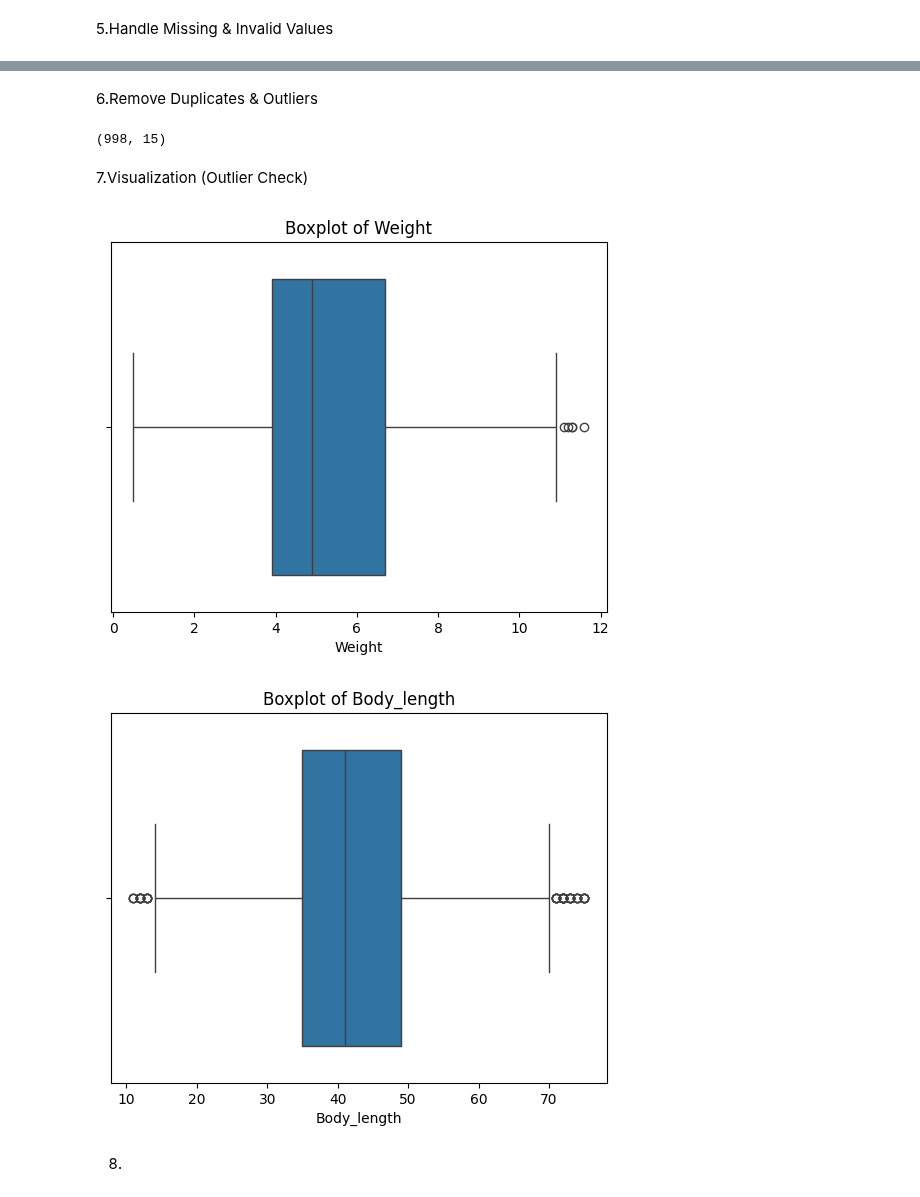
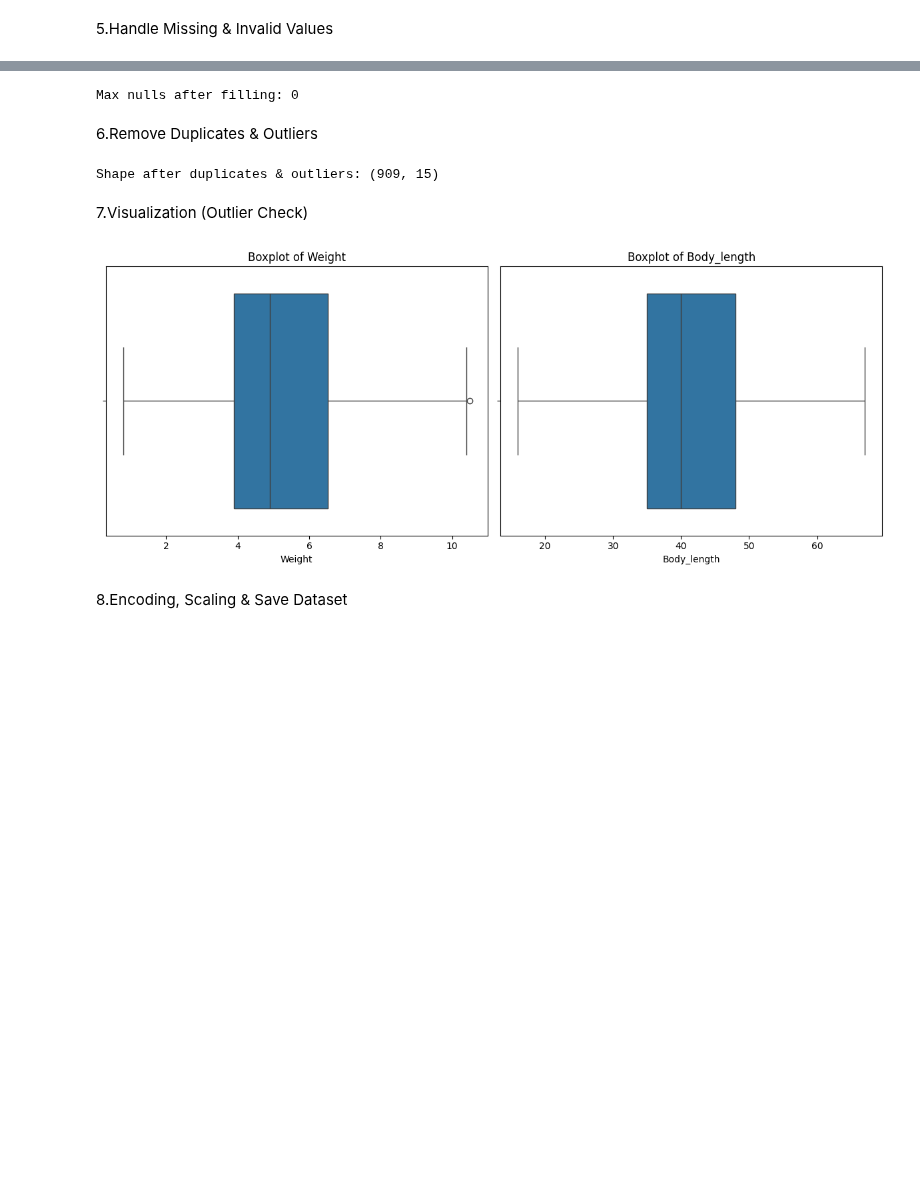
Before and after one commit to alberehap/Project-ML, a Jupyter notebook: clustering_preprocessing.ipynb, the cells around one changed output, grey strips where cells are left out. Drawn from its saved outputs; the diff is of its cells as text; code cells hidden in the pictures; blank space fills up the shorter version.

```diff
--- a/clustering_preprocessing.ipynb
+++ b/clustering_preprocessing.ipynb
@@ -116,32 +99,57 @@ np.int64(0)
+# %%
+df.loc[df['Age_in_years'] < 0, 'Age_in_years'] = np.nan
+df.loc[df['Age_in_months'] < 0, 'Age_in_months'] = np.nan
+
+num_cols = df.select_dtypes(include=np.number).columns
+cat_cols = df.select_dtypes(include='object').columns
+
+for col in num_cols:
+    df[col] = df[col].fillna(df[col].median())
+
+for col in cat_cols:
+    df[col] = df[col].fillna(df[col].mode()[0])
+
+print("Max nulls after filling:", df.isnull().sum().max())
+# %% [output]
+Max nulls after filling: 0
 # %% [markdown]
 6.Remove Duplicates & Outliers
-# %%
-df = df.drop_duplicates()
-
-def iqr_filter(data, col):
-    Q1 = data[col].quantile(0.25)
-    Q3 = data[col].quantile(0.75)
-    IQR = Q3 - Q1
-    return data[
-        (data[col] >= Q1 - 1.5 * IQR) &
-        (data[col] <= Q3 + 1.5 * IQR)
-    ]
-
-for col in ['Weight', 'Body_length']:
-    df = iqr_filter(df, col)
-
-df.shape
-# %% [output]
-(998, 15)
+# %%
+
+df = df.drop_duplicates()
+
+def iqr_filter_all_inplace(data, cols):
+    for col in cols:
+        Q1 = data[col].quantile(0.25)
+        Q3 = data[col].quantile(0.75)
+        IQR = Q3 - Q1
+        data = data[(data[col] >= Q1 - 1.5 * IQR) & (data[col] <= Q3 + 1.5 * IQR)]
+    return data
+
+df = iqr_filter_all_inplace(df, ['Weight', 'Body_length'])
+
+print("Shape after duplicates & outliers:", df.shape)
+# %% [output]
+Shape after duplicates & outliers: (909, 15)
 # %% [markdown]
 7.Visualization (Outlier Check)
 # %%
-for col in ['Weight', 'Body_length']:
-    sns.boxplot(x=df[col])
-    plt.title(f'Boxplot of {col}')
-    plt.show()
+import matplotlib.pyplot as plt
+import seaborn as sns
+
+cols = ['Weight', 'Body_length']
+num_cols = len(cols)
+
+
+fig, axes = plt.subplots(1, num_cols, figsize=(6*num_cols, 5))  # 1 صف، عدد الأعمدة = عدد الأعمدة المطلوبة
+
+for i, col in enumerate(cols):
+    sns.boxplot(x=df[col], ax=axes[i])
+    axes[i].set_title(f'Boxplot of {col}')
+
+plt.tight_layout()
+plt.show()
 # %% [output]
-[figure, old version]
+[figure, new version]
-[figure, removed]
 # %% [markdown]
-8.
+8.Encoding, Scaling & Save Dataset
```
Also changed, not shown: parts of 6 cells of this notebook, 1 other file.
